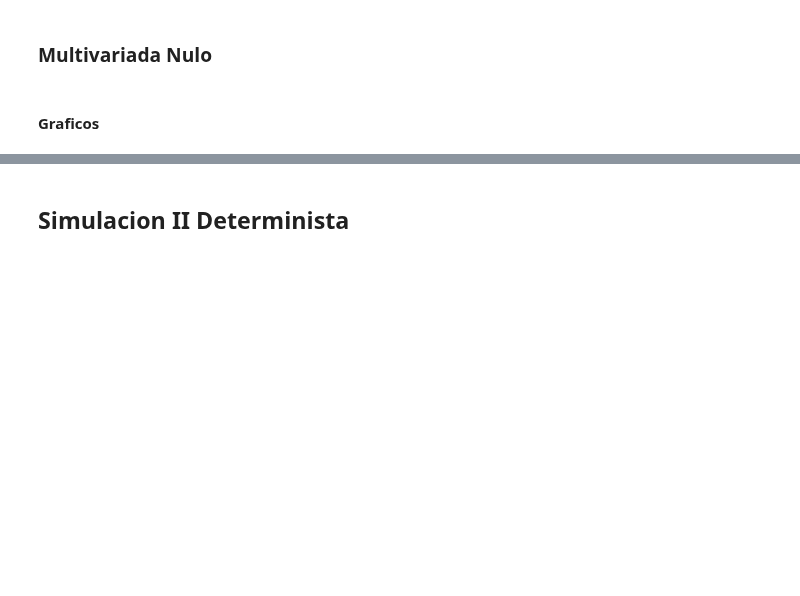
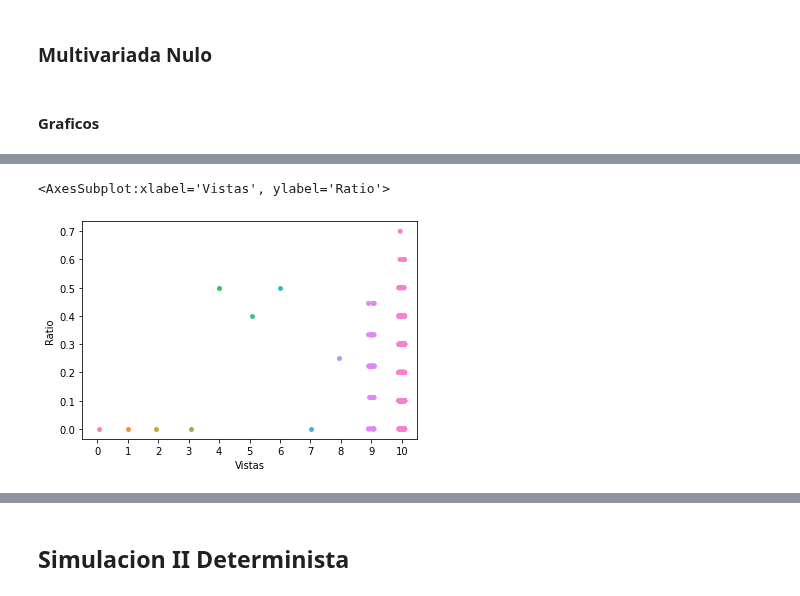
Before and after one commit to MariannoSalgado/Simulacion-RS, a Jupyter notebook: Modelado de opiniones y su impacto en la generación de consensos y disensos en una plataforma de CrowdSourcing.ipynb, the cells around one changed output, grey strips where cells are left out. Drawn from its saved outputs; the diff is of its cells as text; code cells hidden in the pictures; blank space fills up the shorter version.

```diff
--- a/Modelado de opiniones y su impacto en la generación de consensos y disensos en una plataforma de CrowdSourcing.ipynb
+++ b/Modelado de opiniones y su impacto en la generación de consensos y disensos en una plataforma de CrowdSourcing.ipynb
@@ -587,0 +604,10 @@ ax[8].title.set_text ('Ratio x visualizaciones (> 0)')
+# %%
+sns.stripplot(y = UniformeNulo.Ratio, x = UniformeNulo.Vistas)
+
+
+# ax[7].scatter(UniformeNulo.Ratio, UniformeNulo.Vistas, color='blue', label = ' UniformeNulo')
+# ax[7].scatter(UnivariadaNulo.Ratio, UnivariadaNulo.Vistas, color='orange', label = 'UnivariadaNulo')
+# ax[7].scatter(MultivariadaNulo.Ratio, MultivariadaNulo.Vistas, color='green', label= 'MultivariadaNulo')
+# %% [output]
+<AxesSubplot:xlabel='Vistas', ylabel='Ratio'>
+[figure, added]
```
Also changed, not shown: parts of 54 cells of this notebook.
